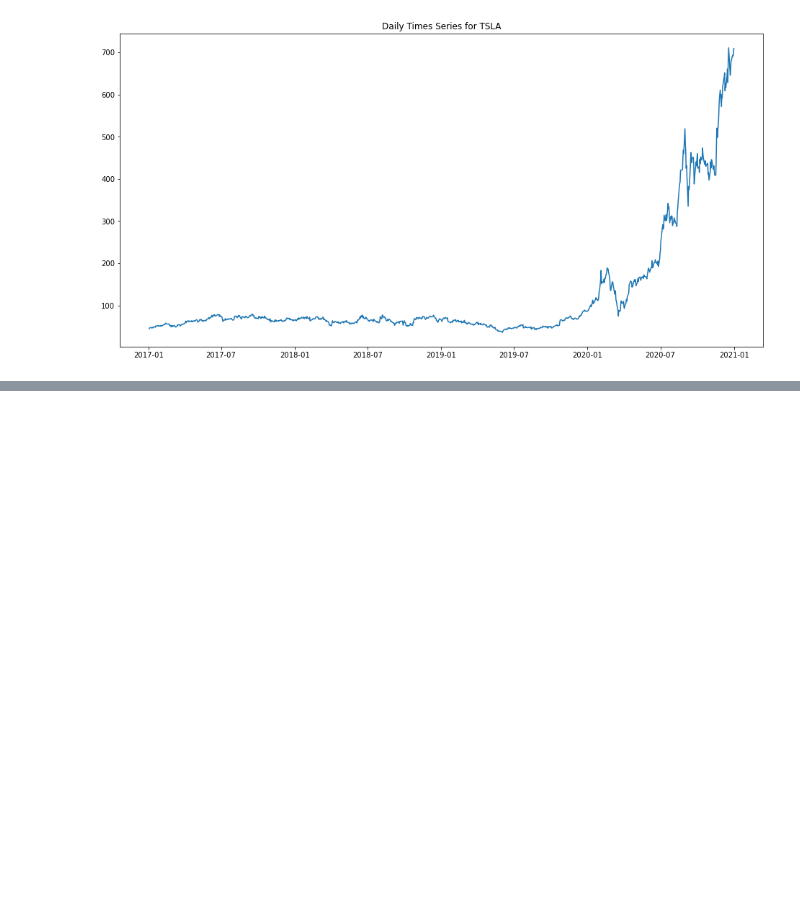
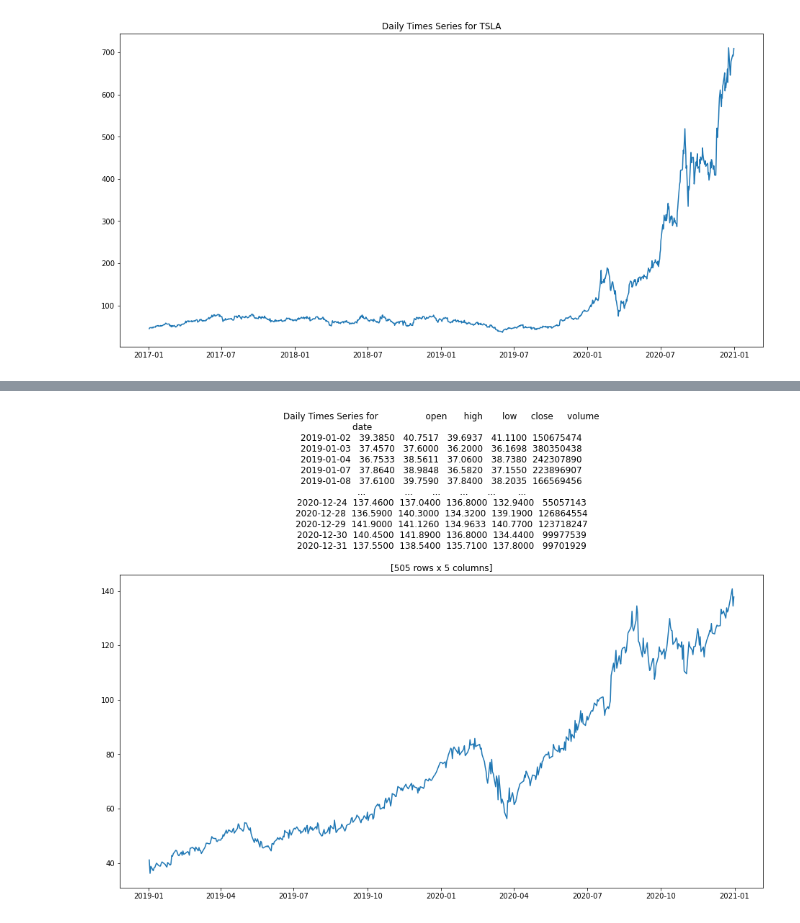
Before and after one commit to lukewbecker/fbphrophet-remote, a Jupyter notebook: iex_testing.ipynb, the cells around one changed output, grey strips where cells are left out. Saved outputs shown, nothing was run; the diff lists cells and outputs as text; code cells hidden in the pictures; blank space fills up the shorter version.

```diff
--- a/iex_testing.ipynb
+++ b/iex_testing.ipynb
@@ -69,0 +81,18 @@ plt.show()
+# %%
+def get_stock_chart(ticker, start_date, end_date, output_format = 'pandas'):
+
+    '''This function will take the inputs from the user as to ticker, start date, end date, and default output format
+    and return a chart with the requested stock/ticker.'''
+
+    ticker = get_historical_data(str(ticker), start_date, end_date, output_format = 'pandas')
+    plt.figure(figsize = (16, 8))
+    plt.plot(ticker.index, ticker['close'])
+    plt.title(f"Daily Times Series for {ticker}")
+    plt.show()
+# %%
+start = datetime(2019, 1, 1)
+end = datetime(2020, 12, 31)
+# %%
+get_stock_chart("AAPL", start, end)
+# %% [output]
+[figure, added]
```
Also changed, not shown: parts of 1 cell of this notebook.
